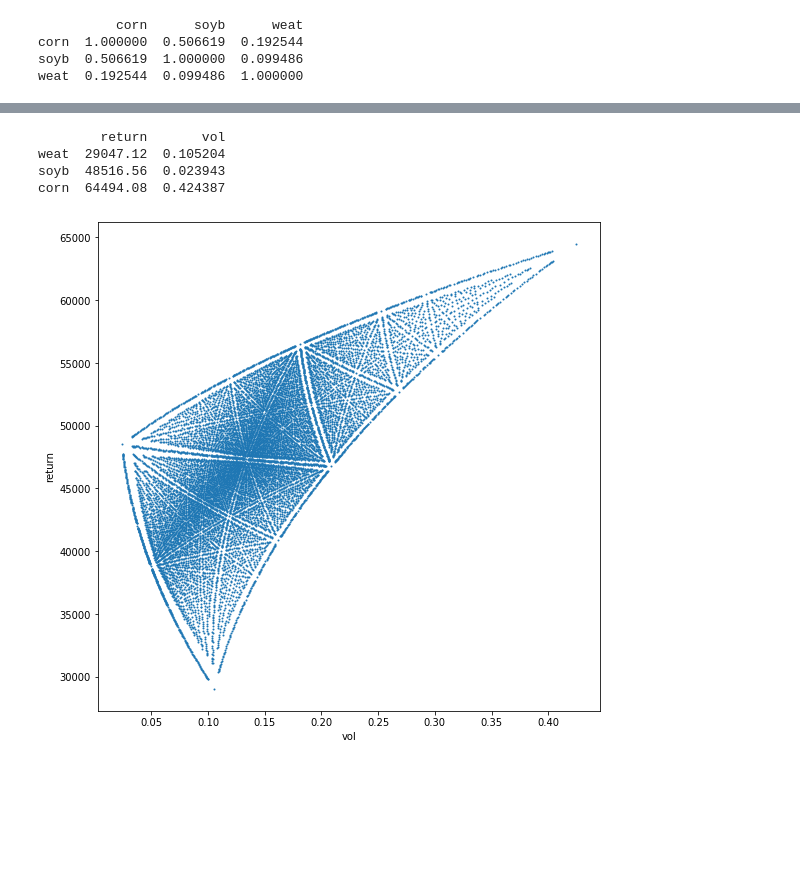
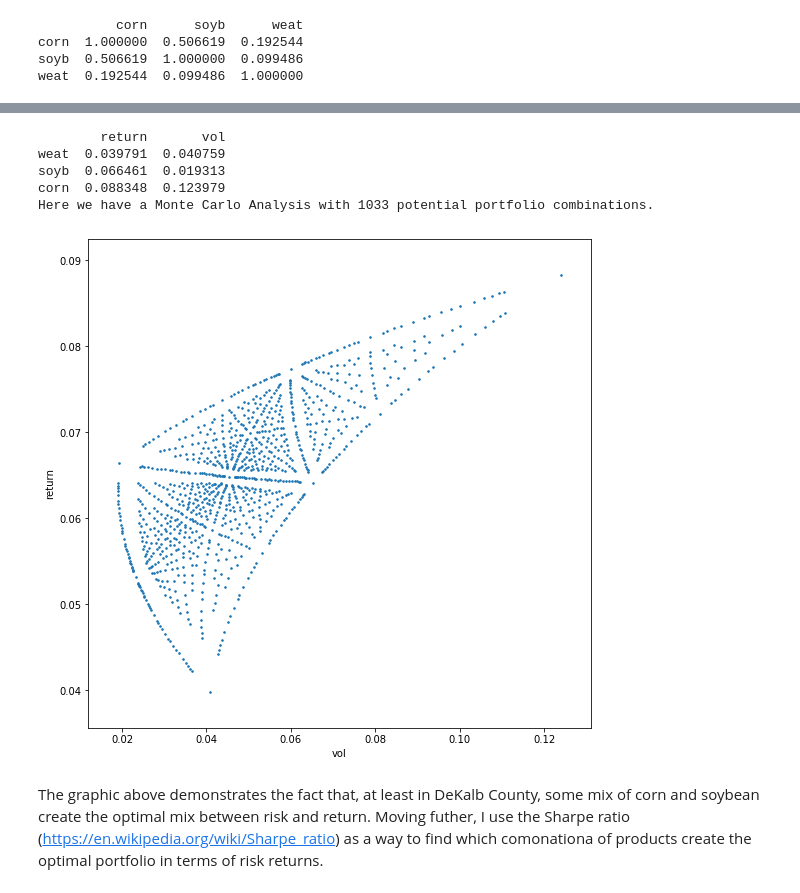
Before and after one commit to dberm312/PriceVol, a Jupyter notebook: Analysis.ipynb, the cells around one changed output, grey strips where cells are left out. Drawn from its saved outputs; the diff is of its cells as text; code cells hidden in the pictures; blank space fills up the shorter version.

```diff
--- a/Analysis.ipynb
+++ b/Analysis.ipynb
@@ -18,14 +18,14 @@ from utils import * #imports functions from utils file
 # Part 1: DeKalb county
 # %%
 #This is Yield Data from the USDA in terms of bushels per Acre between 2000 and 2019
-yields = pd.read_csv('Data/DeKalb yields.csv').set_index('Year')
-yield_corr = yields.corr()
+DeKalb_yields = pd.read_csv('Data/DeKalb yields.csv').set_index('Year')
+DeKalb_yield_corr = DeKalb_yields.corr()
 #Historical Prices for the last five years for Teucrium's Corn, Soyb, and Weat index
 prices = pd.read_csv('Data/prices.csv').set_index('Date')
 price_corr = prices.corr()
 #Note: I used historical data instead of futures to measure correlation since there is no financial security my knowledge, that measures correlation.
 #Finding the overall corrlation by multipling each component probably doesn't scales well(if I had to guess they would be negetivly corrolated due to supply and demand)
-corr = yield_corr*price_corr
+corr = DeKalb_yield_corr*price_corr
 print(corr)
 # %% [output]
           corn      soyb      weat
@@ -35,7 +35,7 @@ weat  0.192544  0.099486  1.000000
 # %%
 futures = pd.read_csv('Data/FuturesPrices.csv')
 temp = futures[futures['Year']==2020].set_index('Commodity')['Price']
-r = temp*yields.iloc[-1]
+r = temp*DeKalb_yields.iloc[-1]/(7300*100)#According to USDA/NASS the price of land per acre=$7300 in DeKalb County
 print(r)
 # %% [output]
 Commodity
@@ -45,5 +45,4 @@ weat    29047.12
 dtype: float64
 # %%
 #Going to use Options Chains and implied Volitility to predict price risks
-vol = (prices.var()*np.sqrt(12)*yields.var())/r
-print(vol)
+vol = (prices.var()*np.sqrt(12)+DeKalb_yields.var())/(7300)
@@ -57,13 +54,13 @@ portfolio = Portfolio(r,vol,corr)
-# %%
-portfolio.df.plot.scatter('vol','return',s=1,figsize=(9,9))
-
-temp = portfolio.df[portfolio.df[['corn','soyb','weat']].isin([1]).sum(1).astype(bool)]
-temp.index = temp[['corn','soyb','weat']].idxmax(1)
-temp = temp[['return','vol']]
-print(temp)
-# %% [output]
-        return       vol
-weat  29047.12  0.105204
-soyb  48516.56  0.023943
-corn  64494.08  0.424387
-[figure, removed]
+# %%
+portfolio.df.plot.scatter('vol','return',s=2.5,figsize=(9,9))
+print(portfolio.components())
+print('Here we have a Monte Carlo Analysis with {} potential portfolio combinations.'.format(portfolio.df.shape[0]))
+# %% [output]
+        return       vol
+weat  0.039791  0.040759
+soyb  0.066461  0.019313
+corn  0.088348  0.123979
+Here we have a Monte Carlo Analysis with 1033 potential portfolio combinations.
+[figure, added]
+# %% [markdown]
+The graphic above demonstrates the fact that, at least in DeKalb County, some mix of corn and soybean create the optimal mix between risk and return. Moving futher, I use the Sharpe ratio (https://en.wikipedia.org/wiki/Sharpe_ratio) as a way to find which comonationa of products create the optimal portfolio in terms of risk returns.
```
Also changed, not shown: parts of 21 cells of this notebook, 5 other files.
